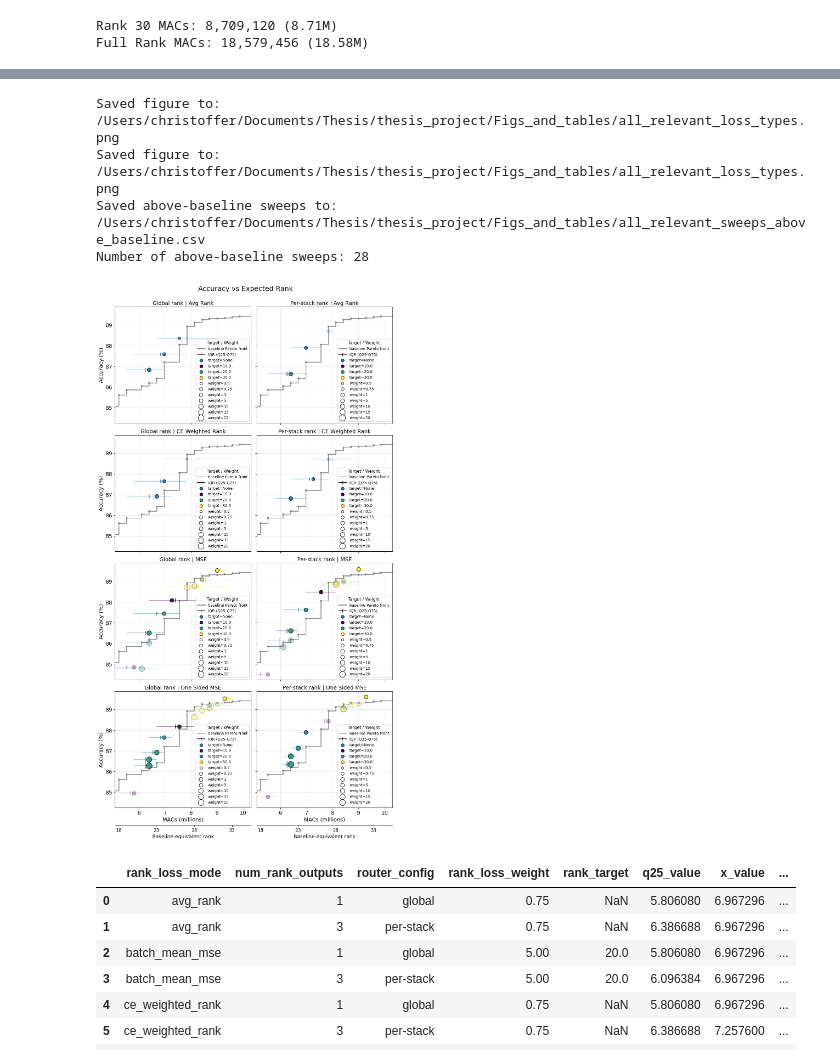
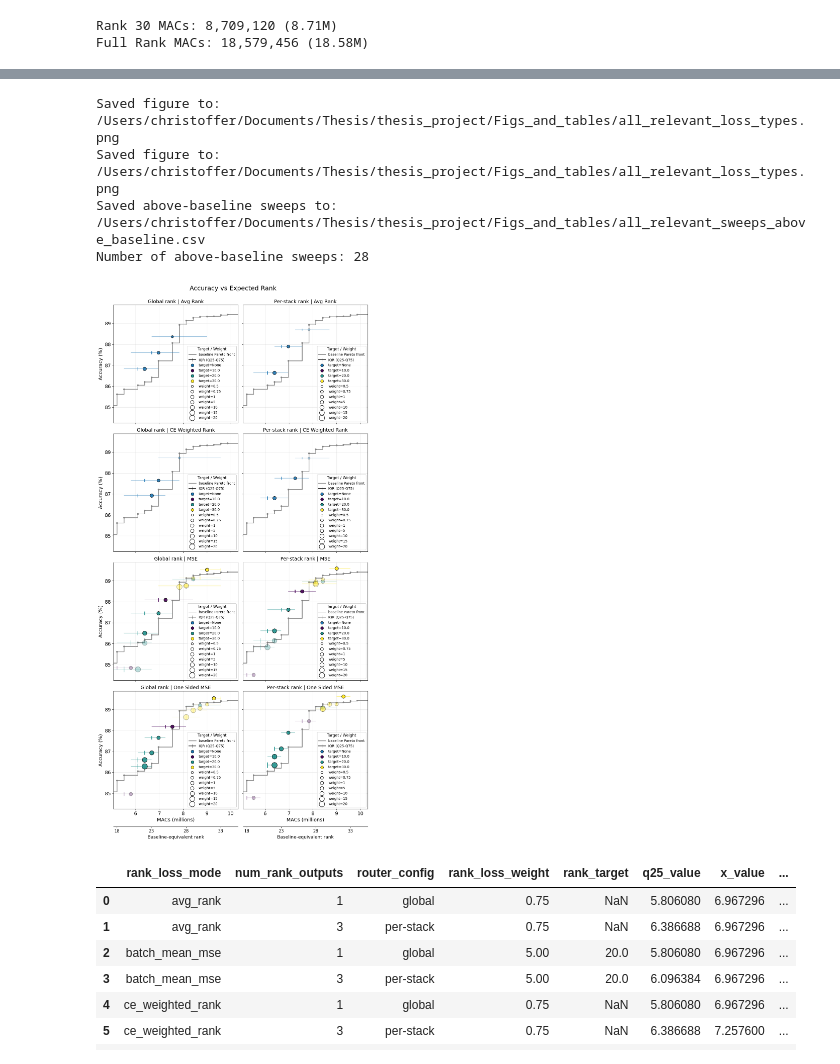
Before and after one commit to c-wejendorp/thesis, a Jupyter notebook: scripts/keyword_spotting/dynamic_model_viz.ipynb, the cells around one changed output, grey strips where cells are left out. Cells and saved outputs as stored; diff of their text form; code cells hidden in the pictures.

```diff
--- a/scripts/keyword_spotting/dynamic_model_viz.ipynb
+++ b/scripts/keyword_spotting/dynamic_model_viz.ipynb
@@ -578,6 +578,7 @@ def plot_rank_vs_acc_by_mode(
 
         x_value = result["expected_rank"]
         q25_value = result["q25"]
+        q50_value = result["q50"]
         q75_value = result["q75"]
         avg_acc = result["avg_acc"]
 
@@ -592,6 +593,11 @@ def plot_rank_vs_acc_by_mode(
                 router_macs=result["router_macs"],
                 base_model=base_model
             )
+            q50_value = compute_effective_rank(
+                expected_rank=q50_value,
+                router_macs=result["router_macs"],
+                base_model=base_model
+            )
             q75_value = compute_effective_rank(
                 expected_rank=result["q75"],
                 router_macs=result["router_macs"],
@@ -600,6 +606,7 @@ def plot_rank_vs_acc_by_mode(
 
         x_value = _rank_to_x(x_value)
         q25_value = _rank_to_x(q25_value)
+        q50_value = _rank_to_x(q50_value)
         q75_value = _rank_to_x(q75_value)
 
         processed_results.append({
@@ -608,6 +615,7 @@ def plot_rank_vs_acc_by_mode(
             "num_rank_outputs": result["num_rank_outputs"],
             "x_value": x_value,
             "q25_value": q25_value,
+            "q50_value": q50_value,
             "q75_value": q75_value,
             "avg_acc": avg_acc,
             "rank_target": result["rank_target"],
@@ -744,6 +752,7 @@ def plot_rank_vs_acc_by_mode(
 
                 x_value = result["x_value"]
                 q25_value = result["q25_value"]
+                q50_value = result["q50_value"]
                 q75_value = result["q75_value"]
                 avg_acc = result["avg_acc"]
 
@@ -768,7 +777,7 @@ def plot_rank_vs_acc_by_mode(
                     zorder=2
                 )
 
-                x_mid = 0.5 * (q25_value + q75_value)
+                x_mid = q50_value
 
                 ax.scatter(
                     x_mid,
@@ -911,35 +920,35 @@ sweeps_for_plotting_4 = filter_sweep_results(
     rank_targets= [None, 10, 20, 30],
     pool_modes = ['subsample'],
     pool_reduction_factors = [2],
     rank_loss_weights = [0.5,0.75,1, 5, 10, 15, 20]
 )
 fig, above_baseline_sweeps = plot_rank_vs_acc_by_mode(
     sweeps_for_plotting_4,
     include_router_overhead=True,
     base_pareto_alpha=0.9,
     x_axis_cut_off_ranks=(18, 35),
     plot_title='Accuracy vs Expected Rank',
     alpha_above_pareto=0.9,
     alpha_below_pareto=0.3,
-    fig_size_per_subplot=(5.5, 5.5)
+    fig_size_per_subplot=(5.5, 6.0)
 
  )
 save_path = output_dir / "all_relevant_loss_types.png"
 fig.savefig(save_path, dpi=500, bbox_inches='tight')
 print(f"Saved figure to: {save_path}")
 
 sweeps_path = output_dir / "all_relevant_sweeps_above_baseline.csv"
 above_baseline_sweeps.to_csv(sweeps_path, index=False)
 
 print(f"Saved figure to: {save_path}")
 print(f"Saved above-baseline sweeps to: {sweeps_path}")
 print(f"Number of above-baseline sweeps: {len(above_baseline_sweeps)}")
 # %% [output]
 Saved figure to: /Users/christoffer/Documents/Thesis/thesis_project/Figs_and_tables/all_relevant_loss_types.png
 Saved figure to: /Users/christoffer/Documents/Thesis/thesis_project/Figs_and_tables/all_relevant_loss_types.png
 Saved above-baseline sweeps to: /Users/christoffer/Documents/Thesis/thesis_project/Figs_and_tables/all_relevant_sweeps_above_baseline.csv
 Number of above-baseline sweeps: 28
-[figure, old version]
+[figure, new version]
 # %%
 # Keep one above-baseline sweep per (loss, router config), closest to 7M MACs
 target_macs_m = 7.0
```
Also changed, not shown: parts of 2 cells of this notebook.
